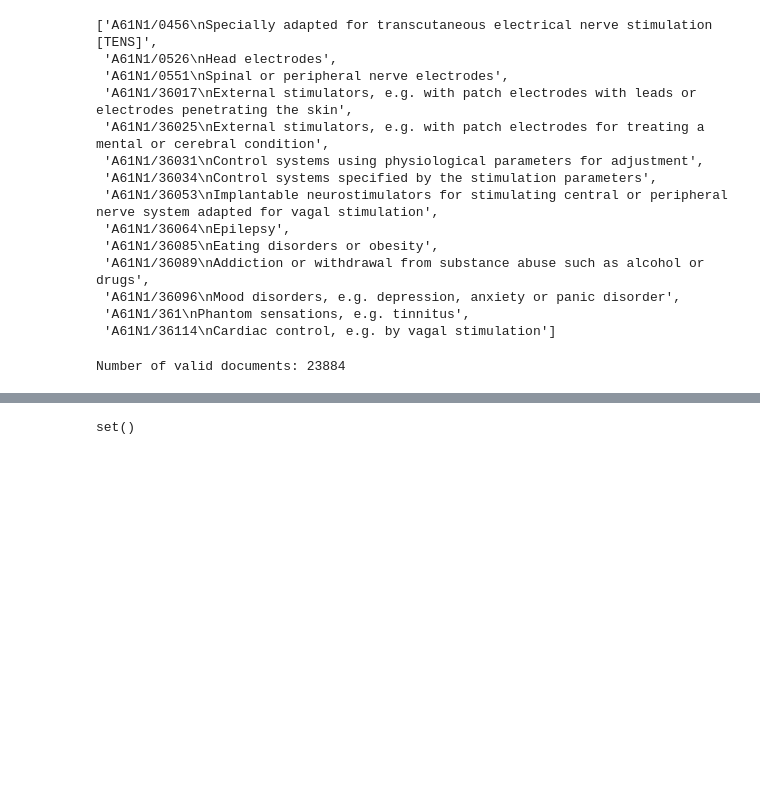
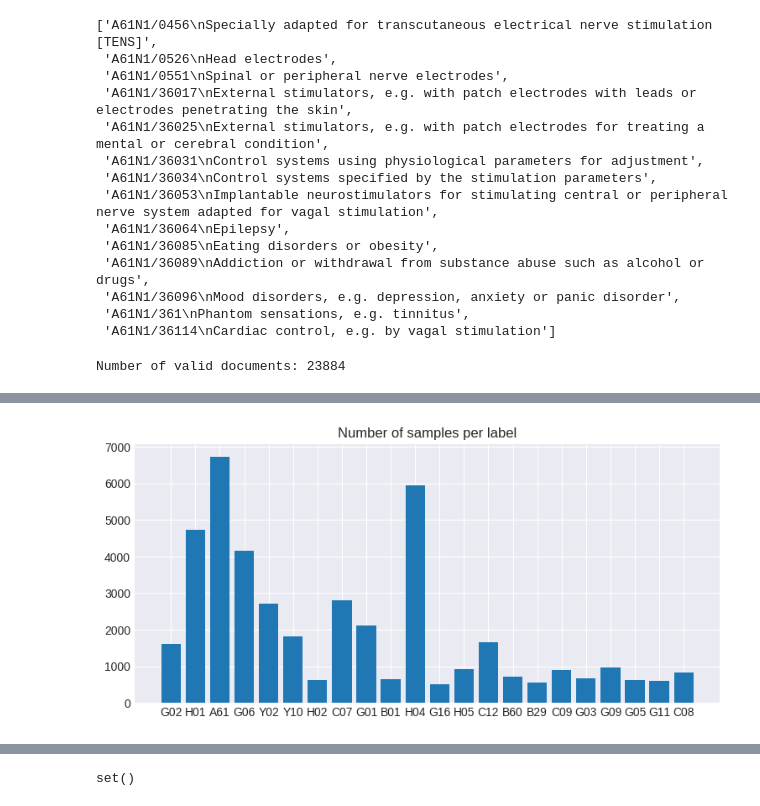
Before and after one commit to linhlt-it-ee/wiki_builder, a Jupyter notebook: data/preprocess_jp_patents.ipynb, the cells around one changed output, grey strips where cells are left out. Cells and saved outputs as stored; diff of their text form; code cells hidden in the pictures; blank space fills up the shorter version.

```diff
--- a/data/preprocess_jp_patents.ipynb
+++ b/data/preprocess_jp_patents.ipynb
@@ -111,0 +157,8 @@ samples = new_samples
+# %%
+freq = compute_frequency(samples)
+fig = plt.figure(figsize=(9, 4))
+plt.bar(freq.keys(), freq.values())
+plt.title("Number of samples per label")
+plt.show()
+# %% [output]
+[figure, added]
```
Also changed, not shown: parts of 32 cells of this notebook, 1 other file.
